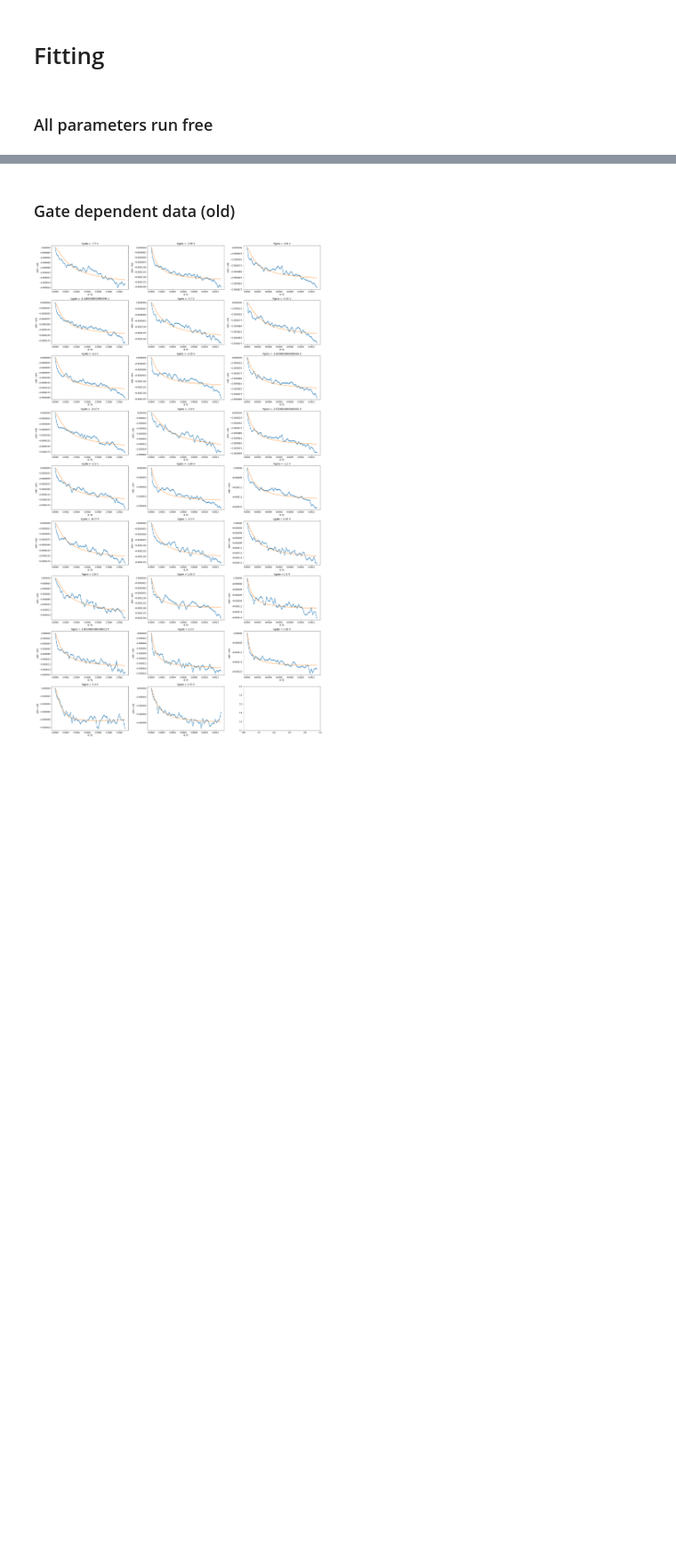
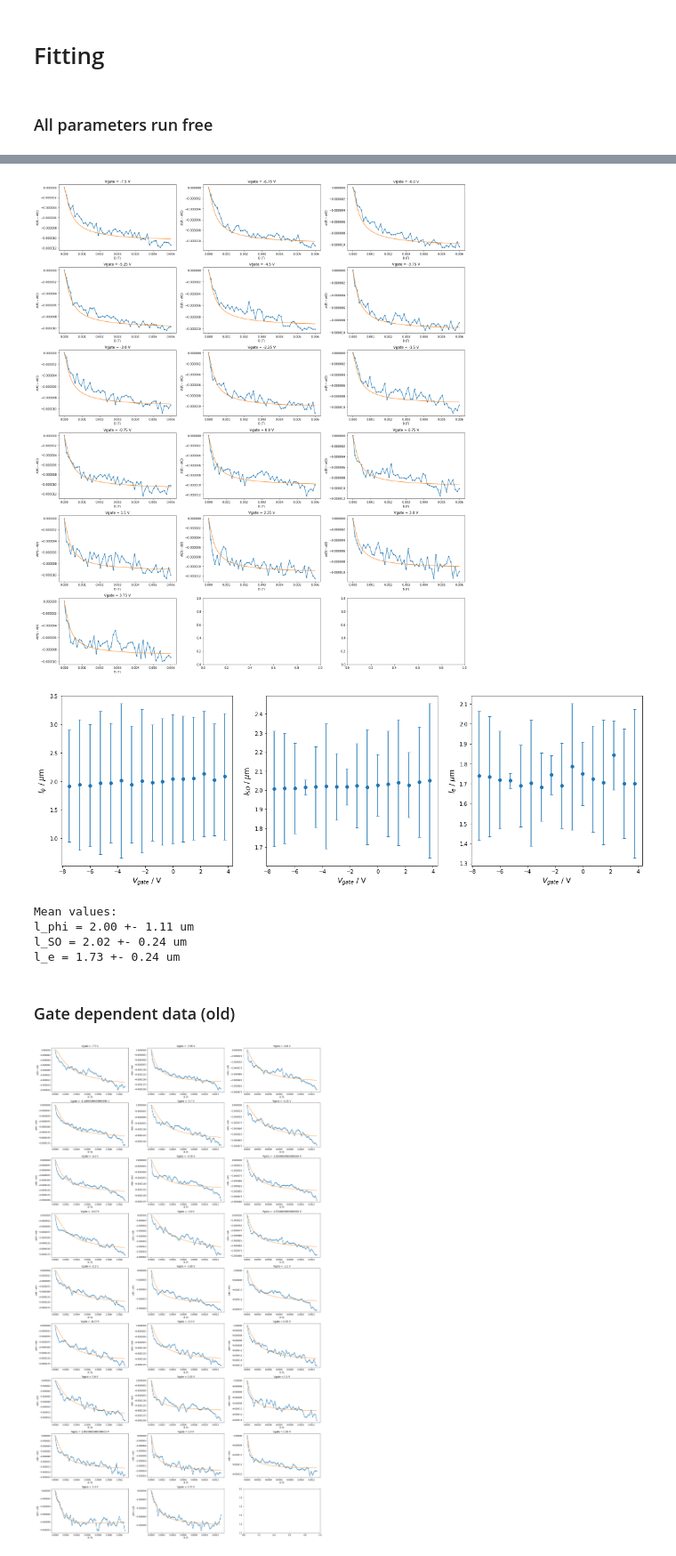
Before and after one commit to danielbouman/2deg, a Jupyter notebook: JSL49_01_WAL.ipynb, the cells around one changed output, grey strips where cells are left out. Shown at 89% size. Drawn from its saved outputs; the diff is of its cells as text; code cells hidden in the pictures; blank space fills up the shorter version.

```diff
--- a/JSL49_01_WAL.ipynb
+++ b/JSL49_01_WAL.ipynb
@@ -101,0 +179,72 @@ l_e = 1.09 +- 0.03 um.
+# %%
+rdf = pd.DataFrame()
+for label,ldf in df['0131'].groupby('Gate dac 2 / mV'):
+    b = ldf['Magnetic Field / T']
+    Vxx = ldf['AC Voltage xx / V']
+    Vxy = ldf['AC Voltage xy / V']
+    [slope,offset] = np.polyfit(b,Vxy/20e-9,1)
+    n = 1/(slope*e)
+    mu = 1/(n*e*Vxx.mean()/(4*20e-9))
+    le = mu*h*np.sqrt(n) / ( np.sqrt(2*np.pi) * e )
+    rdf = rdf.append({'Gate dac 2 / mV' : label, 'n' : n, 'mu' : mu, 'le' : le}, ignore_index=True)
+# %%
+#Plotting
+subfigs = np.ceil(df['0131']['Gate dac 2 / mV'].unique().size)
+if subfigs <= 3:
+    rows,cols = 1,int(subfigs)
+else:
+    rows,cols = int(np.ceil(subfigs/3)),3
+fig_wal,ax_wal = plt.subplots(nrows=rows,ncols=cols,figsize=(cols*7,rows*4))
+ax_wal = sum(ax_wal.tolist(), [])
+
+#Save fit data prep
+l_fits = {}
+l_fits_error = {}
+l_vgate = []
+for ax,(label,group) in zip(ax_wal,df['0131'].groupby('Gate dac 2 / mV')):
+    B = np.linspace(1e-8,6e-3,51)
+    offset = group['Magnetic Field / T'][group['AC Voltage xx / V'].idxmin()]
+    G = WAL_data(group['Magnetic Field / T'],group['AC Voltage xx / V'],20e-9,offset)
+    le = rdf[rdf['Gate dac 2 / mV'] == label]['le']
+    print(le)
+
+    #Fitting
+    p0 = [hbar/(4*e*l**2) for l in [2e-6,2e-6,2e-6]]
+    bounds = ([hbar/(4*e*l**2) for l in [1,1,10*le]], [hbar/(4*e*l**2) for l in [1e-9,1e-9,0.9*le]])
+    popt,pcov = scipy.optimize.curve_fit(WAL_model,B,G(B),p0=p0,bounds=bounds)
+
+    #Save fit data
+    l_vgate.append(label/1e3*15)
+    l_all = [1/np.sqrt(4*e*B/hbar) for B in popt]
+    l_errors = [1/np.sqrt(4*e*B/hbar)/2 for B in np.sqrt(np.diag(pcov))]
+    for dic,vals in zip([l_fits,l_fits_error],[l_all,l_errors]):
+        for key,l in zip(['l_phi','l_SO','l_e'],vals):
+            if key in dic:
+                dic[key].append(l)
+            else:
+                dic[key] = [l]
+
+    #Plotting
+    ax.plot(B,G(B),'.-')
+    ax.plot(B,WAL_model(B,*popt))
+    ax.set_title('Vgate = {} V'.format(label/1e3*15))
+    ax.set_xlabel('B (T)')
+    ax.set_ylabel(u'$\sigma(B) - \sigma(0)$')
+fig_wal.tight_layout()
+
+#Fitted values
+fig, axes = plt.subplots(figsize=(20,6),ncols=3)
+ylabels = [u'$l_\phi$ / $\mu$m',u'$l_{SO}$ / $\mu$m',u'$l_{e}$ / $\mu$m']
+
+for ax,(_,ls),(__,ls_error),ylabel in zip(axes,l_fits.items(),l_fits_error.items(),ylabels):
+    ax.errorbar(l_vgate,np.array(ls)*1e6,yerr=np.array(ls_error)*1e6,fmt='o',capsize=3)
+    ax.set_xlabel(u'$V_{gate}$ / V', fontsize=14)
+    ax.set_ylabel(ylabel, fontsize=14)
+plt.show()
+
+l_mean = [np.mean(l)*1e6 for _,l in l_fits.items()]
+l_mean_error = [np.mean(l)*1e6 for _,l in l_fits_error.items()]
+print('Mean values:\nl_phi = {0:.2f} +- {3:.2f} um\nl_SO = {1:.2f} +- {4:.2f} um\nl_e = {2:.2f} +- {5:.2f} um'.format(*l_mean+l_mean_error))
+
+fig.savefig('../plots/WAL_vs_gate_fixed_le.png')
+# %% [output]
@@ -102,3 +268,9 @@ l_e = 1.09 +- 0.03 um.
+[figure, added]
+[figure, added]
+Mean values:
+l_phi = 2.00 +- 1.11 um
+l_SO = 2.02 +- 0.24 um
+l_e = 1.73 +- 0.24 um
 # %% [markdown]
 ### Gate dependent data (old)
 # %%
```
Also changed, not shown: parts of 7 cells of this notebook, 2 other files.
